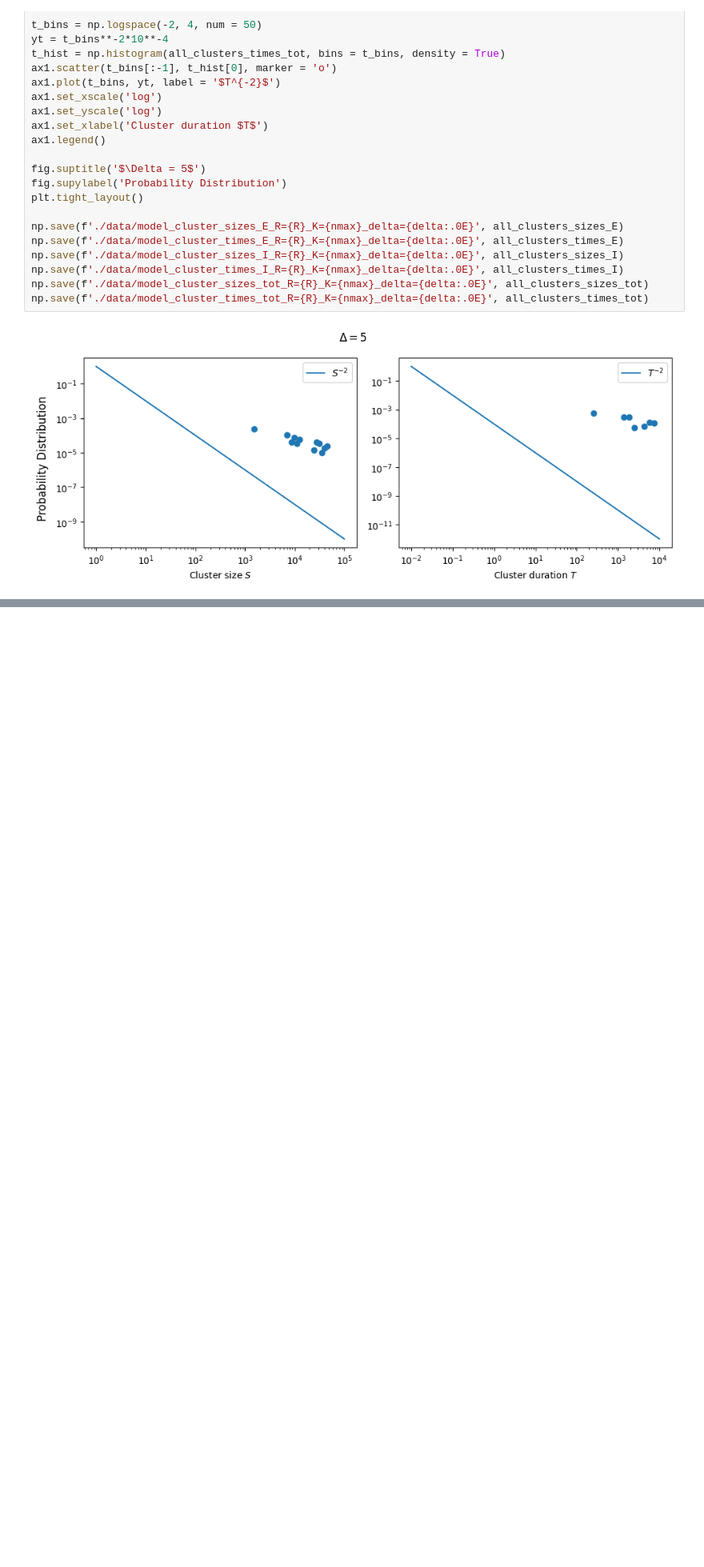
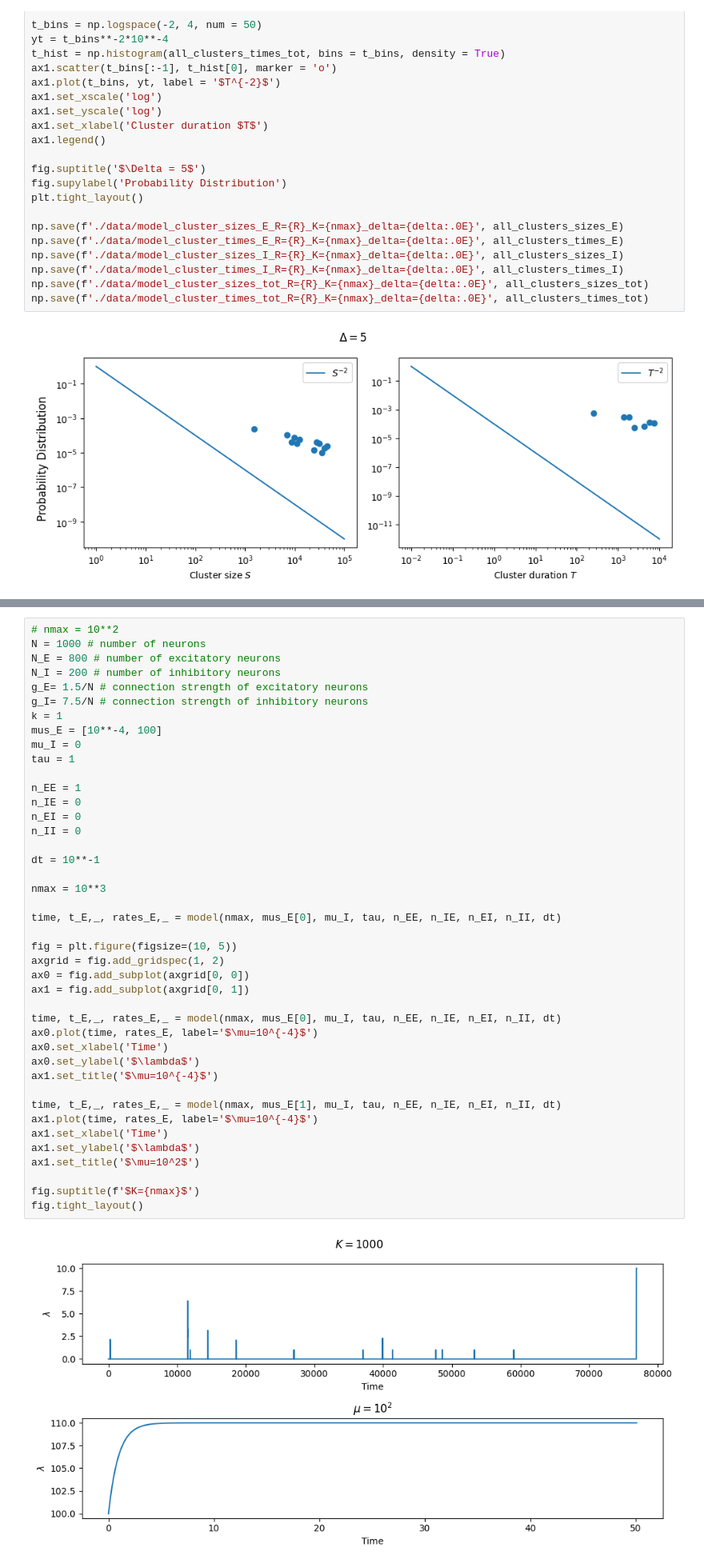
Before and after one commit to RivasAntonio/TFM, a Jupyter notebook: Códigos/Hawkes/Pruebas_modelo.ipynb, the cells around one changed output, grey strips where cells are left out. Shown at 80% size. Cells and saved outputs as stored; diff of their text form; blank space fills up the shorter version.

Commit message:
Añadida fase nee=1 y códigos para datos en pruebas modelo

```diff
--- a/Códigos/Hawkes/Pruebas_modelo.ipynb
+++ b/Códigos/Hawkes/Pruebas_modelo.ipynb
@@ -1088,0 +1093,44 @@ np.save(f'./data/model_cluster_times_tot_R={R}_K={nmax}_delta={delta:.0E}', all_
+# %%
+# nmax = 10**2
+N = 1000 # number of neurons
+N_E = 800 # number of excitatory neurons
+N_I = 200 # number of inhibitory neurons
+g_E= 1.5/N # connection strength of excitatory neurons
+g_I= 7.5/N # connection strength of inhibitory neurons
+k = 1
+mus_E = [10**-4, 100]
+mu_I = 0
+tau = 1
+
+n_EE = 1
+n_IE = 0
+n_EI = 0
+n_II = 0
+
+dt = 10**-1
+
+nmax = 10**3
+
+time, t_E,_, rates_E,_ = model(nmax, mus_E[0], mu_I, tau, n_EE, n_IE, n_EI, n_II, dt)
+
+fig = plt.figure(figsize=(10, 5))
+axgrid = fig.add_gridspec(1, 2)
+ax0 = fig.add_subplot(axgrid[0, 0])
+ax1 = fig.add_subplot(axgrid[0, 1])
+
+time, t_E,_, rates_E,_ = model(nmax, mus_E[0], mu_I, tau, n_EE, n_IE, n_EI, n_II, dt)
+ax0.plot(time, rates_E, label='$\mu=10^{-4}$')
+ax0.set_xlabel('Time')
+ax0.set_ylabel('$\lambda$')
+ax1.set_title('$\mu=10^{-4}$')
+
+time, t_E,_, rates_E,_ = model(nmax, mus_E[1], mu_I, tau, n_EE, n_IE, n_EI, n_II, dt)
+ax1.plot(time, rates_E, label='$\mu=10^{-4}$')
+ax1.set_xlabel('Time')
+ax1.set_ylabel('$\lambda$')
+ax1.set_title('$\mu=10^2$')
+
+fig.suptitle(f'$K={nmax}$')
+fig.tight_layout()
+# %% [output]
+[figure, added]
```
Also changed, not shown: parts of 39 cells of this notebook, 3 other files.
